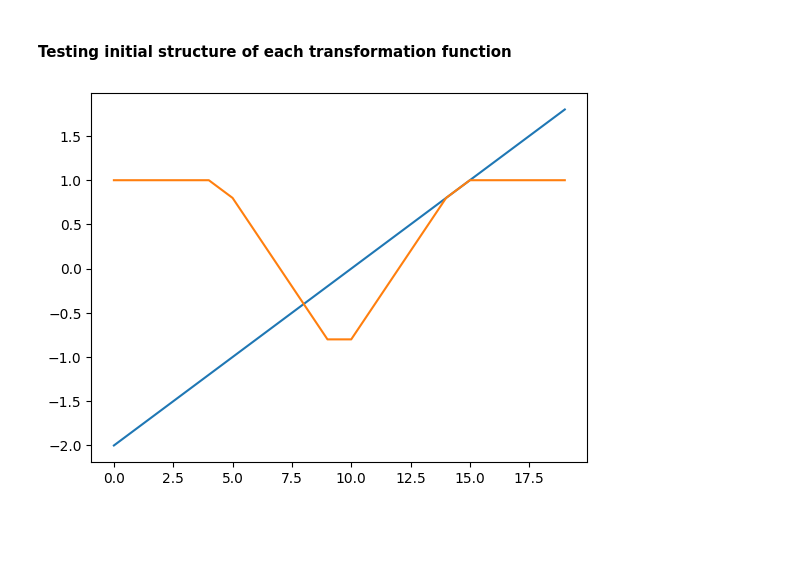
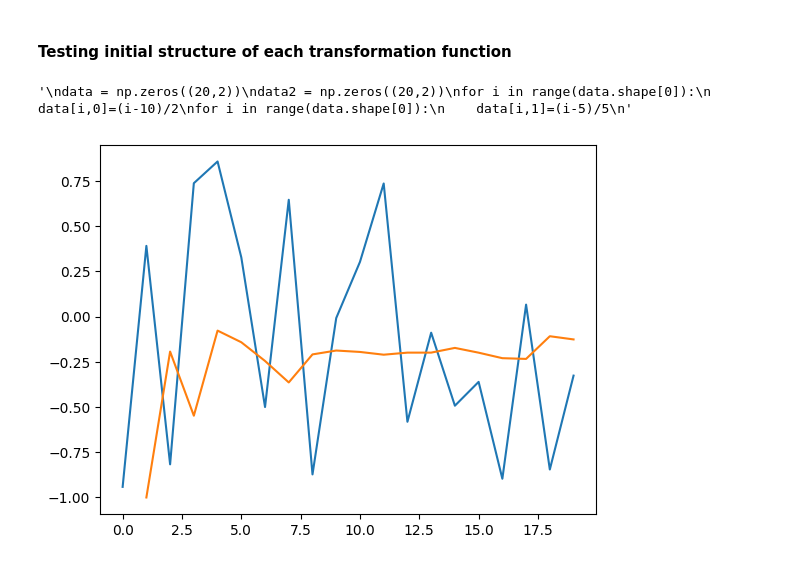
Before and after one commit to Logan-Kelsch/Structural_Regression, a Jupyter notebook: dev.ipynb, the cells around one changed output. Drawn from its saved outputs; the diff is of its cells as text; code cells hidden in the pictures; blank space fills up the shorter version.

```diff
--- a/dev.ipynb
+++ b/dev.ipynb
@@ -14,23 +14,27 @@ import pandas as pd
 
 
 data = np.random.random((20,2))*2-1
+'''
 data = np.zeros((20,2))
 data2 = np.zeros((20,2))
 for i in range(data.shape[0]):
-    data[i,0]=(i-10)/5
+    data[i,0]=(i-10)/2
 for i in range(data.shape[0]):
     data[i,1]=(i-5)/5
+'''
+# %% [output]
+'\ndata = np.zeros((20,2))\ndata2 = np.zeros((20,2))\nfor i in range(data.shape[0]):\n    data[i,0]=(i-10)/2\nfor i in range(data.shape[0]):\n    data[i,1]=(i-5)/5\n'
 # %%
 import transform as _T
 
 x = np.zeros(data.shape, dtype=np.float32)
-_T.t_AGR(data[:,[0]], data[:,[1]], 5, out=x)
+_T.t_COR(data[:,[0]], data[:,[1]], 20, out=x)
 
-#print(x)
+#print(x)``
 import matplotlib.pyplot as plt
 
 plt.plot(data[:,0])
 plt.plot(x[:,0])
 plt.show()
 # %% [output]
-[figure, old version]
+[figure, new version]
```
Also changed, not shown: 2 other files.
